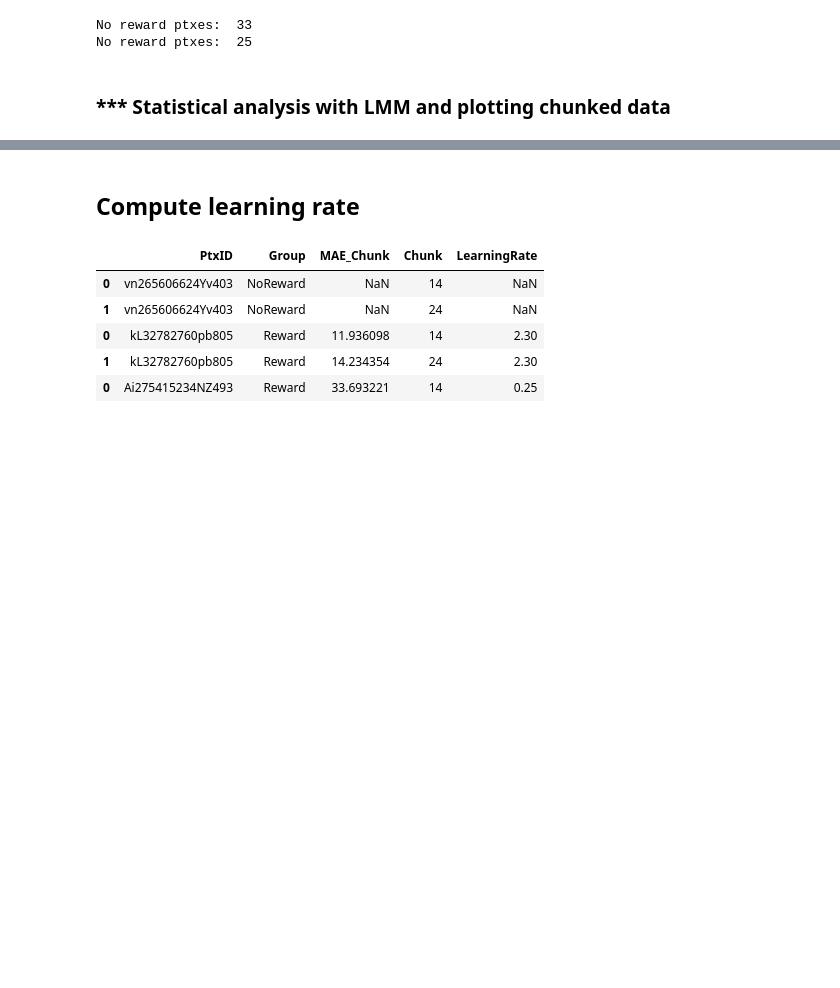
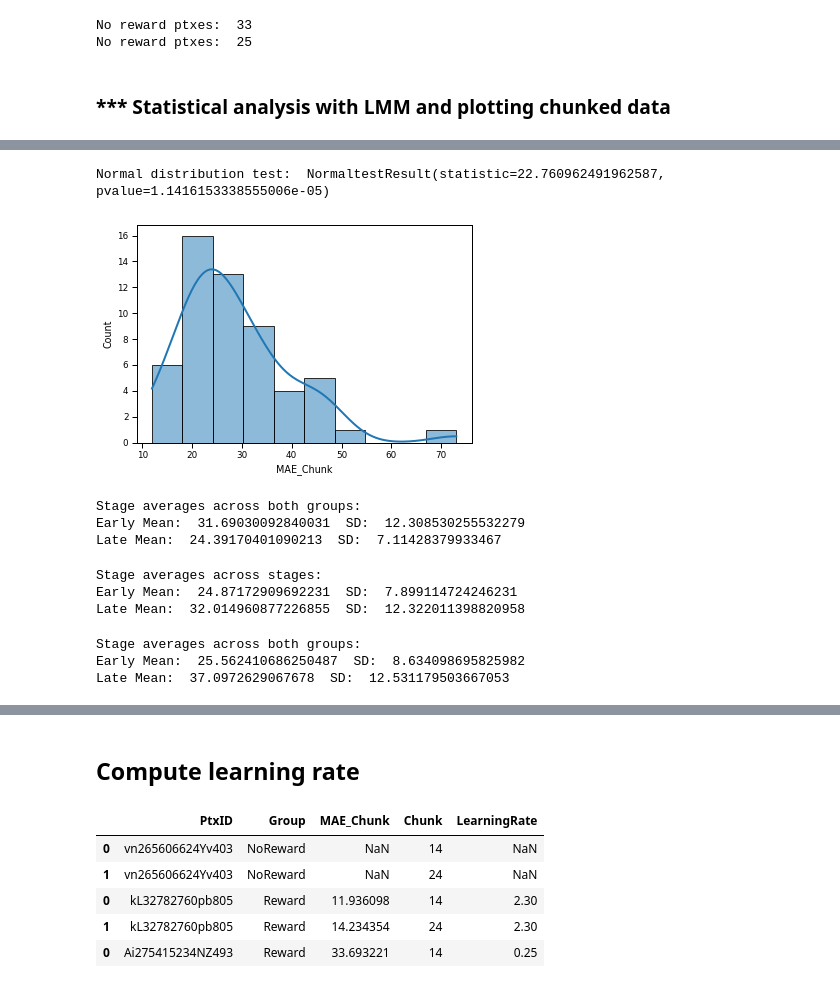
Before and after one commit to DiarKarim/SubEscape, a Jupyter notebook: SubEscape_Data_Analysis/SubEsc_Analysis.ipynb, the cells around one changed output, grey strips where cells are left out. Cells and saved outputs as stored; diff of their text form; code cells hidden in the pictures; blank space fills up the shorter version.

```diff
--- a/SubEscape_Data_Analysis/SubEsc_Analysis.ipynb
+++ b/SubEscape_Data_Analysis/SubEsc_Analysis.ipynb
@@ -698,0 +707,6 @@ Mean group size:      1.7
+# %%
+sns.histplot(x='MAE_Chunk', data=df_cln, kde=True)
+print('Normal distribution test: ', normaltest(df_cln['MAE_Chunk']))
+# %% [output]
+Normal distribution test:  NormaltestResult(statistic=22.760962491962587, pvalue=1.1416153338555006e-05)
+[figure, added]
@@ -698,0 +719,36 @@ Mean group size:      1.7
+# %%
+print('Stage averages across both groups: ')
+mask = (df_cln['Chunk'] == 14)
+# df_cln[mask]['MAE_Chunk'] = df_cln[mask]['MAE_Chunk'] * 1.15
+print('Early Mean: ', np.nanmean(df_cln[mask]['MAE_Chunk']), ' SD: ', np.std(df_cln[mask]['MAE_Chunk']))
+
+mask = (df_cln['Chunk'] == 24)
+print('Late Mean: ', np.nanmean(df_cln[mask]['MAE_Chunk']), ' SD: ', np.std(df_cln[mask]['MAE_Chunk']))
+# %% [output]
+Stage averages across both groups:
+Early Mean:  31.69030092840031  SD:  12.308530255532279
+Late Mean:  24.39170401090213  SD:  7.11428379933467
+# %%
+print('Stage averages across stages: ')
+mask = (df_cln['Group'] == 'Reward')
+# df_cln[mask]['MAE_Chunk'] = df_cln[mask]['MAE_Chunk'] * 1.15
+print('Early Mean: ', np.nanmean(df_cln[mask]['MAE_Chunk']), ' SD: ', np.std(df_cln[mask]['MAE_Chunk']))
+
+mask = (df_cln['Group'] == 'NoReward')
+print('Late Mean: ', np.nanmean(df_cln[mask]['MAE_Chunk']), ' SD: ', np.std(df_cln[mask]['MAE_Chunk']))
+# %% [output]
+Stage averages across stages:
+Early Mean:  24.87172909692231  SD:  7.899114724246231
+Late Mean:  32.014960877226855  SD:  12.322011398820958
+# %%
+print('Stage averages across both groups: ')
+mask = (df_cln['Chunk'] == 14) & (df_cln['Group'] == 'Reward')
+# df_cln[mask]['MAE_Chunk'] = df_cln[mask]['MAE_Chunk'] * 1.15
+print('Early Mean: ', np.nanmean(df_cln[mask]['MAE_Chunk']), ' SD: ', np.std(df_cln[mask]['MAE_Chunk']))
+
+mask = (df_cln['Chunk'] == 14) & (df_cln['Group'] == 'NoReward')
+print('Late Mean: ', np.nanmean(df_cln[mask]['MAE_Chunk']), ' SD: ', np.std(df_cln[mask]['MAE_Chunk']))
+# %% [output]
+Stage averages across both groups:
+Early Mean:  25.562410686250487  SD:  8.634098695825982
+Late Mean:  37.0972629067678  SD:  12.531179503667053
```
Also changed, not shown: parts of 12 cells of this notebook, 20 other files.
